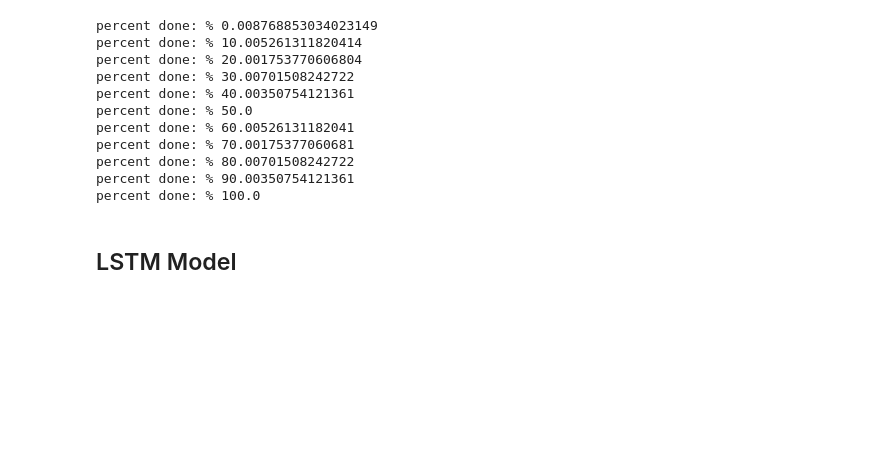
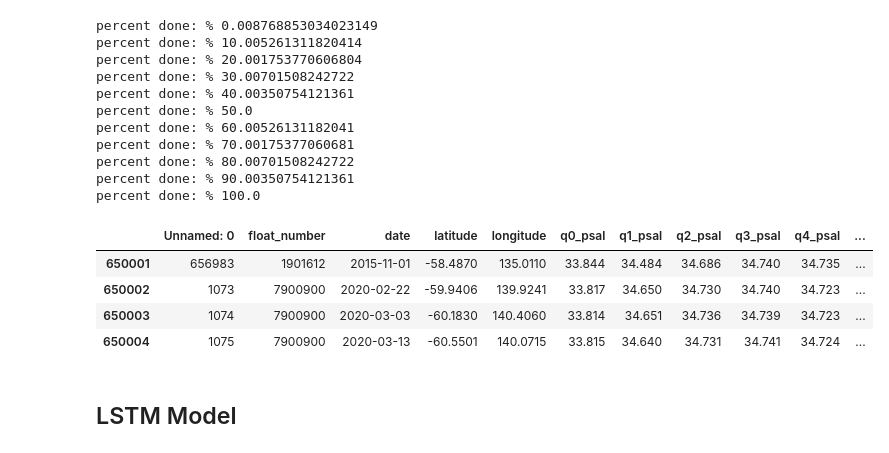
Before and after one commit to JonPGallegos/ocean_climate, a Jupyter notebook: ocean_climate.ipynb, the cells around one changed output. Saved outputs shown, nothing was run; the diff lists cells and outputs as text; code cells hidden in the pictures; blank space fills up the shorter version.

```diff
--- a/ocean_climate.ipynb
+++ b/ocean_climate.ipynb
@@ -292,3 +292,13 @@ percent done: % 90.00350754121361
 percent done: % 100.0
 # %%
 lstm_df.to_csv('lstm_data.csv', index=False)
+# %%
+lstm_df = pd.read_csv('lstm_data.csv')
+# %%
+lstm_for_map = pd.concat([
+    lstm_df.iloc[:5000],
+    lstm_df.iloc[300000:305000],
+    lstm_df.iloc[500000:505000],
+    lstm_df.iloc[650000:655000],
+
+])
@@ -295,3 +307,13 @@ lstm_df.to_csv('lstm_data.csv', index=False)
+# %%
+index = lstm_for_map.index.tolist()
+# %%
+lstm_for_map.loc[index[15001:15005]]
+# %% [output]
+|  | Unnamed: 0 | float_number | date | latitude | longitude | q0_psal | q1_psal | q2_psal | q3_psal | q4_psal | ... |
+| 650001 | 656983 | 1901612 | 2015-11-01 | -58.4870 | 135.0110 | 33.844 | 34.484 | 34.686 | 34.740 | 34.735 | ... |
+| 650002 | 1073 | 7900900 | 2020-02-22 | -59.9406 | 139.9241 | 33.817 | 34.650 | 34.730 | 34.740 | 34.723 | ... |
+| 650003 | 1074 | 7900900 | 2020-03-03 | -60.1830 | 140.4060 | 33.814 | 34.651 | 34.736 | 34.739 | 34.723 | ... |
+| 650004 | 1075 | 7900900 | 2020-03-13 | -60.5501 | 140.0715 | 33.815 | 34.640 | 34.731 | 34.741 | 34.724 | ... |
 # %% [markdown]
 ## LSTM Model
 # %%
```
Also changed, not shown: parts of 1 cell of this notebook, 2 other files.
